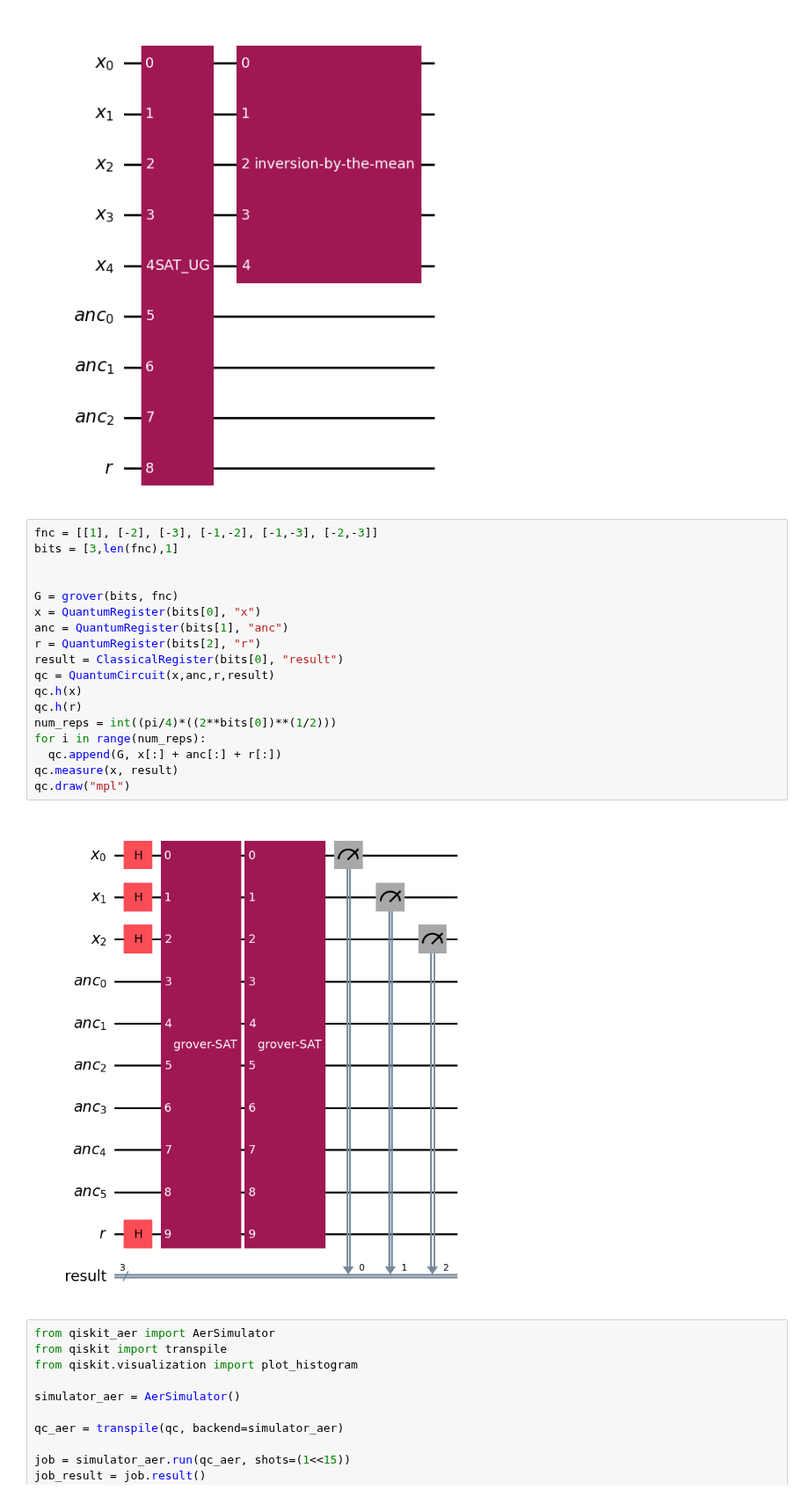
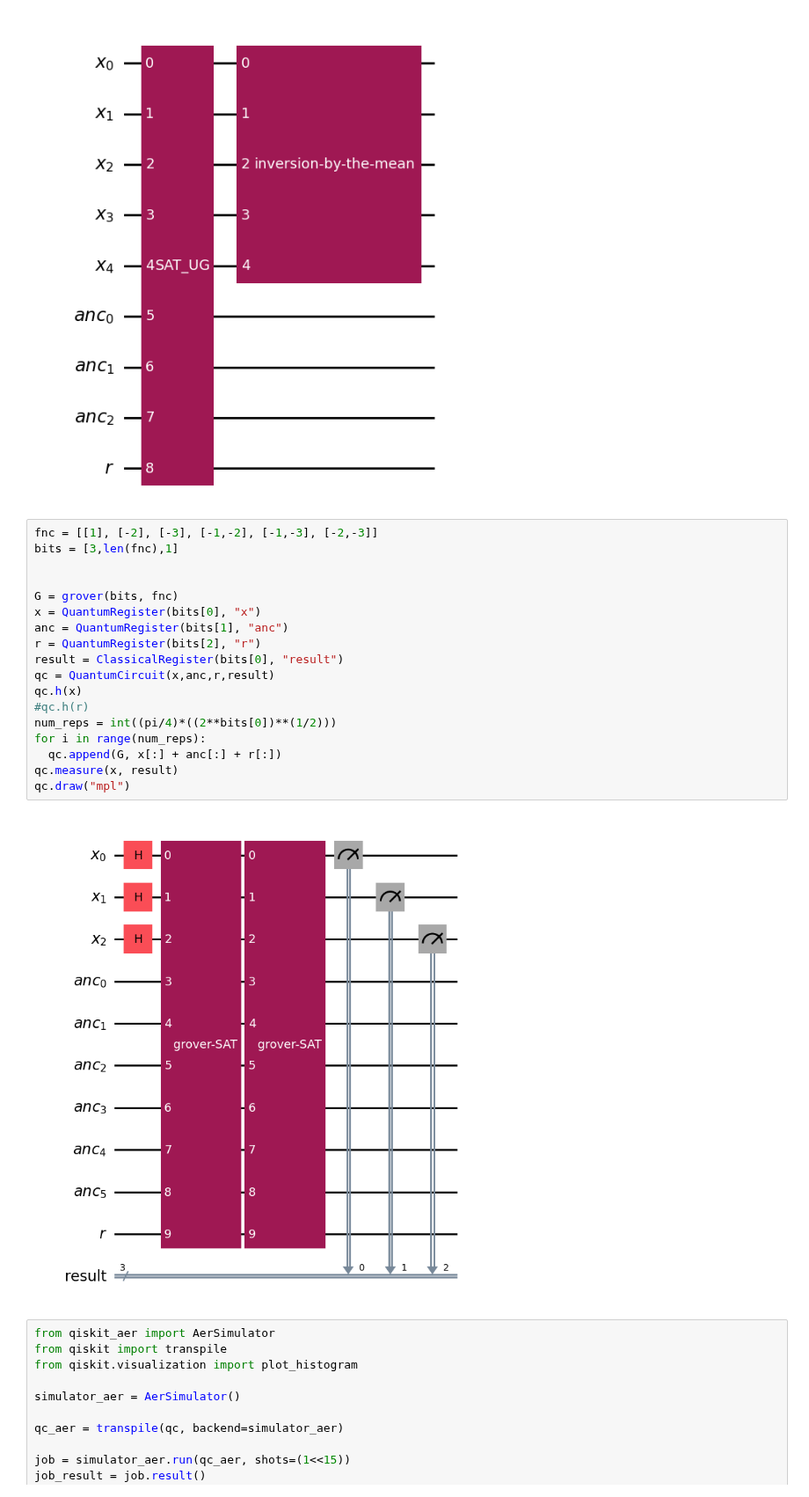
Before and after one commit to Flirm/quantum-circuits-implementation, a Jupyter notebook: implementations/grover_algorithm/notebooks/grover.ipynb, the cells around one changed output. Shown at 88% size. Drawn from its saved outputs; the diff is of its cells as text.

```diff
--- a/implementations/grover_algorithm/notebooks/grover.ipynb
+++ b/implementations/grover_algorithm/notebooks/grover.ipynb
@@ -102,23 +102,23 @@ grover([5,3,1], [[1, 2, 3], [2, -4, -5], [3, 4, 5]]).draw("mpl")
 # %%
 fnc = [[1], [-2], [-3], [-1,-2], [-1,-3], [-2,-3]]
 bits = [3,len(fnc),1]
 
 
 G = grover(bits, fnc)
 x = QuantumRegister(bits[0], "x")
 anc = QuantumRegister(bits[1], "anc")
 r = QuantumRegister(bits[2], "r")
 result = ClassicalRegister(bits[0], "result")
 qc = QuantumCircuit(x,anc,r,result)
 qc.h(x)
-qc.h(r)
+#qc.h(r)
 num_reps = int((pi/4)*((2**bits[0])**(1/2)))
 for i in range(num_reps):
   qc.append(G, x[:] + anc[:] + r[:])
 qc.measure(x, result)
 qc.draw("mpl")
 # %% [output]
-[figure, old version]
+[figure, new version]
 # %%
 from qiskit_aer import AerSimulator
 from qiskit import transpile
```
Also changed, not shown: parts of 3 cells of this notebook, 1 other file.
